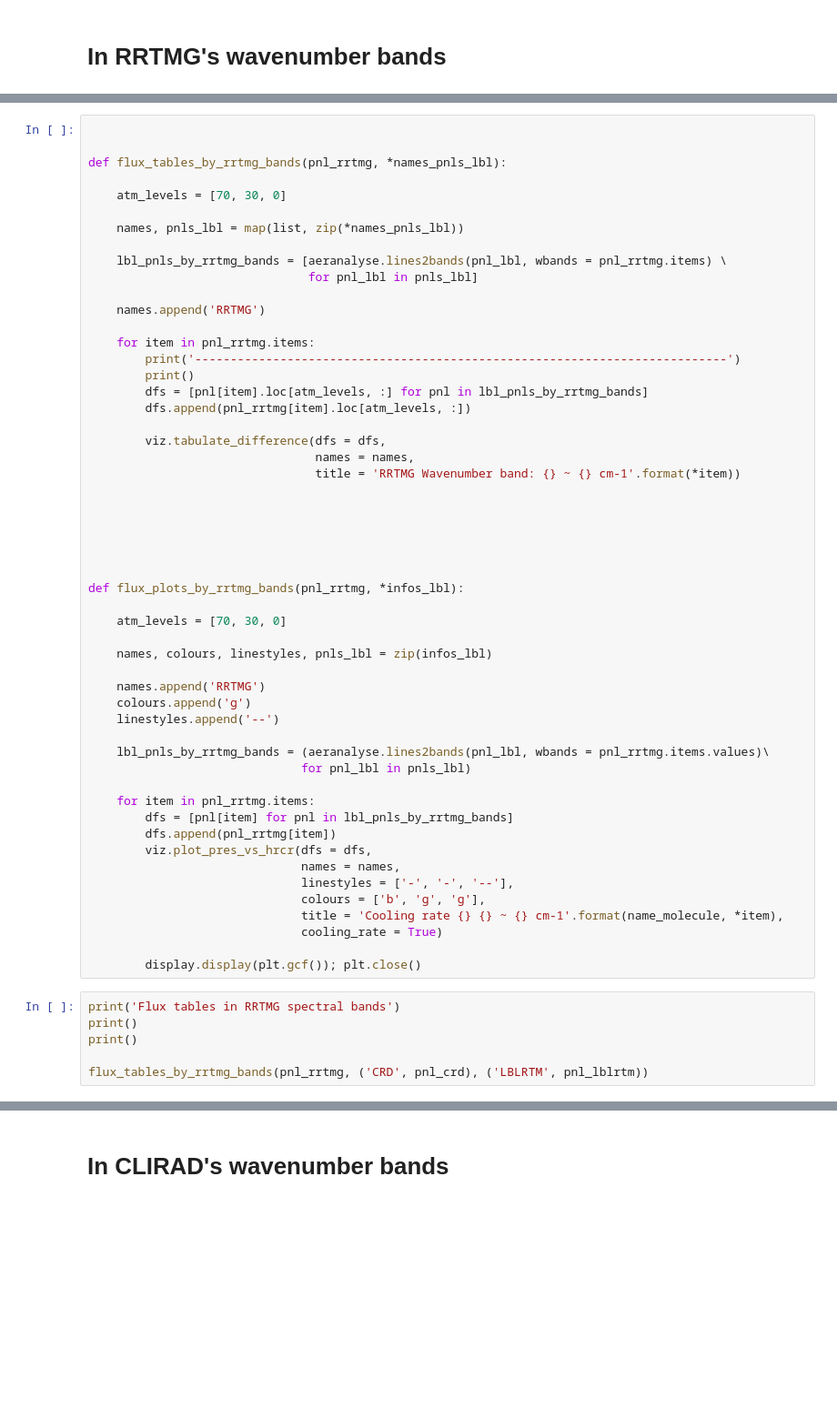
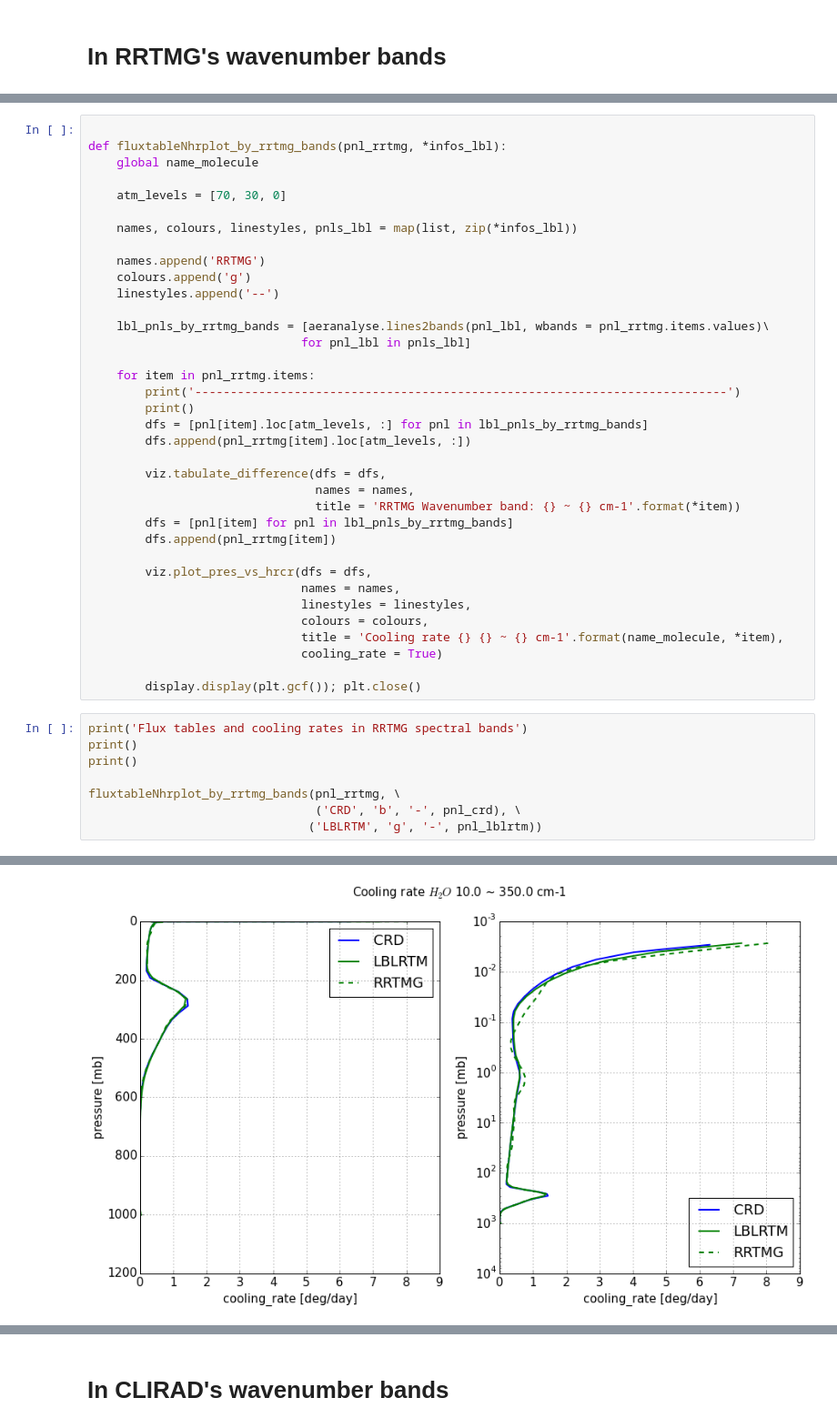
Before and after one commit to qAp/offline_radiation_notebooks, a Jupyter notebook: longwave_mls_H2O_tmp.ipynb, the cells around one changed output, grey strips where cells are left out. Shown at 91% size. Drawn from its saved outputs; the diff is of its cells as text; blank space fills up the shorter version.

Commit message:
refactor code for "by rrtmg bands" and "by clirad bands" results. mls H2O.

```diff
--- a/longwave_mls_H2O_tmp.ipynb
+++ b/longwave_mls_H2O_tmp.ipynb
@@ -166,16 +151,18 @@ rrtmg_wrt_rrtmg_lvls = rrtmg_wrt_rrtmg.ix[:, levels, :]
 # %%
 
-
-def flux_tables_by_rrtmg_bands(pnl_rrtmg, *names_pnls_lbl):
+def fluxtableNhrplot_by_rrtmg_bands(pnl_rrtmg, *infos_lbl):
+    global name_molecule
 
     atm_levels = [70, 30, 0]
 
-    names, pnls_lbl = map(list, zip(*names_pnls_lbl))
-
-    lbl_pnls_by_rrtmg_bands = [aeranalyse.lines2bands(pnl_lbl, wbands = pnl_rrtmg.items) \
-                               for pnl_lbl in pnls_lbl]
+    names, colours, linestyles, pnls_lbl = map(list, zip(*infos_lbl))
 
     names.append('RRTMG')
+    colours.append('g')
+    linestyles.append('--')
+
+    lbl_pnls_by_rrtmg_bands = [aeranalyse.lines2bands(pnl_lbl, wbands = pnl_rrtmg.items.values)\
+                              for pnl_lbl in pnls_lbl]
 
     for item in pnl_rrtmg.items:
         print('---------------------------------------------------------------------------')
@@ -186,40 +173,23 @@ def flux_tables_by_rrtmg_bands(pnl_rrtmg, *names_pnls_lbl):
         viz.tabulate_difference(dfs = dfs,
                                 names = names,
                                 title = 'RRTMG Wavenumber band: {} ~ {} cm-1'.format(*item))
-
-
-
-
-
-
-def flux_plots_by_rrtmg_bands(pnl_rrtmg, *infos_lbl):
-
-    atm_levels = [70, 30, 0]
-
-    names, colours, linestyles, pnls_lbl = zip(infos_lbl)
-
-    names.append('RRTMG')
-    colours.append('g')
-    linestyles.append('--')
-
-    lbl_pnls_by_rrtmg_bands = (aeranalyse.lines2bands(pnl_lbl, wbands = pnl_rrtmg.items.values)\
-                              for pnl_lbl in pnls_lbl)
-
-    for item in pnl_rrtmg.items:
         dfs = [pnl[item] for pnl in lbl_pnls_by_rrtmg_bands]
         dfs.append(pnl_rrtmg[item])
+
         viz.plot_pres_vs_hrcr(dfs = dfs,
                               names = names,
-                              linestyles = ['-', '-', '--'],
-                              colours = ['b', 'g', 'g'],
+                              linestyles = linestyles,
+                              colours = colours,
                               title = 'Cooling rate {} {} ~ {} cm-1'.format(name_molecule, *item),
                               cooling_rate = True)
 
         display.display(plt.gcf()); plt.close()
 # %%
-print('Flux tables in RRTMG spectral bands')
+print('Flux tables and cooling rates in RRTMG spectral bands')
 print()
 print()
 
-flux_tables_by_rrtmg_bands(pnl_rrtmg, ('CRD', pnl_crd), ('LBLRTM', pnl_lblrtm))
+fluxtableNhrplot_by_rrtmg_bands(pnl_rrtmg, \
+                                ('CRD', 'b', '-', pnl_crd), \
+                               ('LBLRTM', 'g', '-', pnl_lblrtm))
 # %% [output]
@@ -242,0 +213 @@ CRD
+[figure, added]
```
Also changed, not shown: parts of 11 cells of this notebook.
